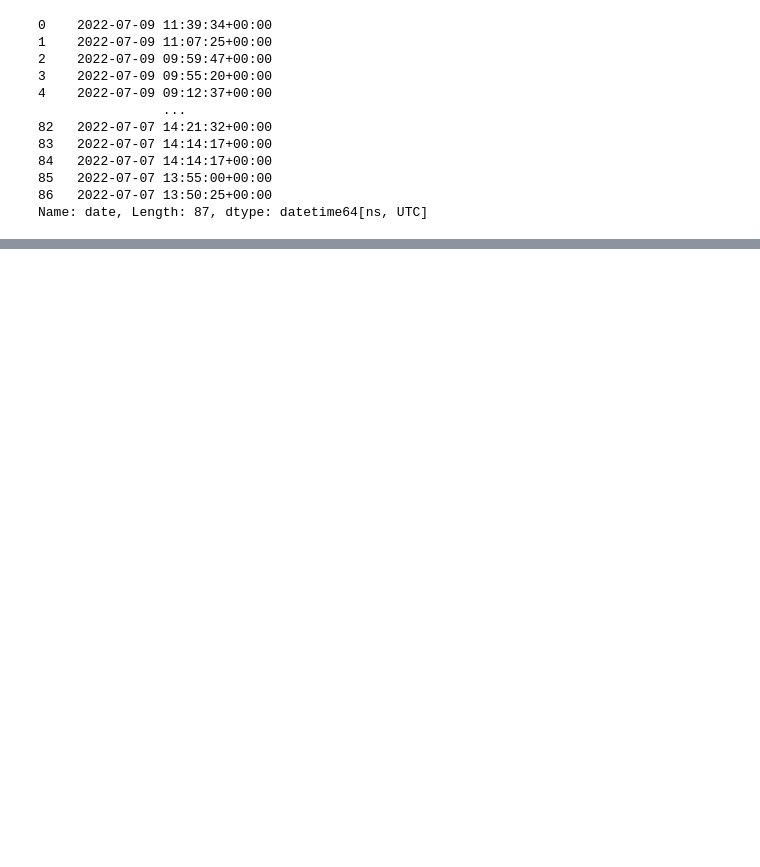
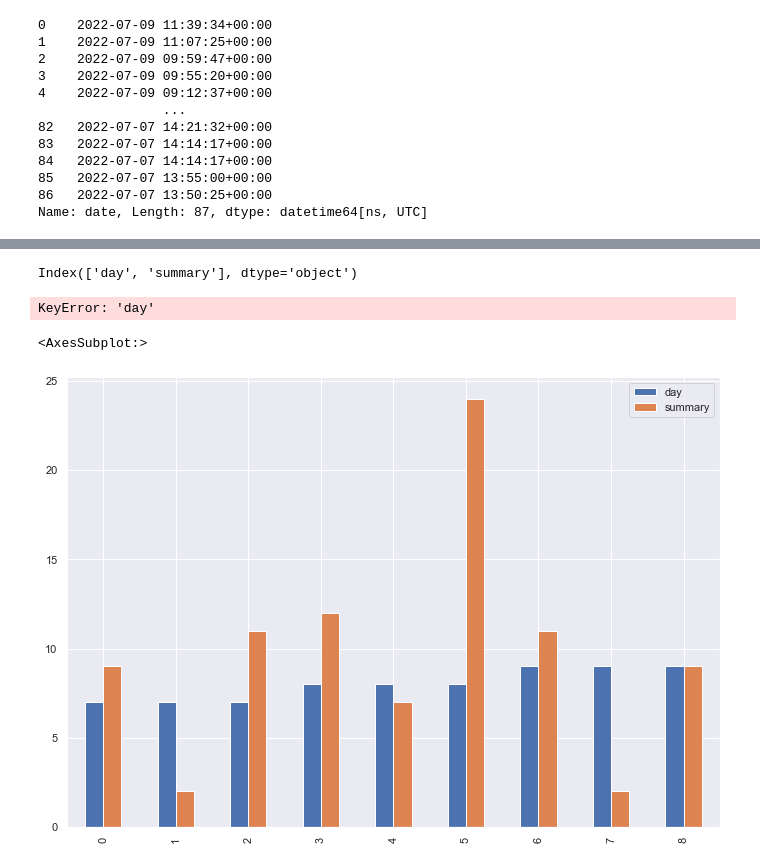
Before and after one commit to Lukas-Forst/100-Days-of-Code, a Jupyter notebook: Day60/Untitled.ipynb, the cells around one changed output, grey strips where cells are left out. Saved outputs shown, nothing was run; the diff lists cells and outputs as text; code cells hidden in the pictures; blank space fills up the shorter version.

```diff
--- a/Day60/Untitled.ipynb
+++ b/Day60/Untitled.ipynb
@@ -93 +91,15 @@ df_new_d.head()
+# %%
+test.index='day'
+# %% [output]
+Index(['day', 'summary'], dtype='object')
+# %%
+test = df_new_d.set_index('label').T
+test.plot(kind="bar",x="day")
+# %% [output]
+KeyError: 'day'
+# %%
+df_new_d.plot(kind='bar')
+# %% [output]
+<AxesSubplot:>
+[figure, added]
 # %%
```
Also changed, not shown: parts of 11 cells of this notebook.
